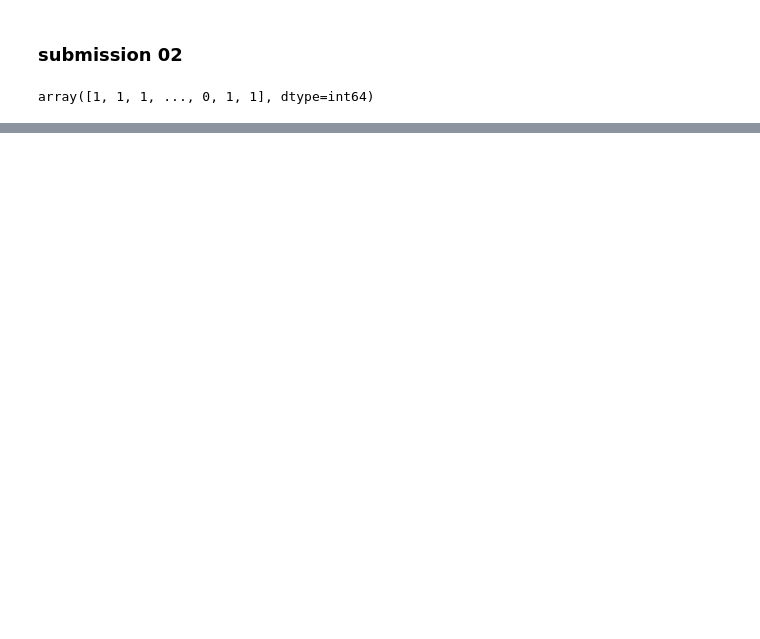
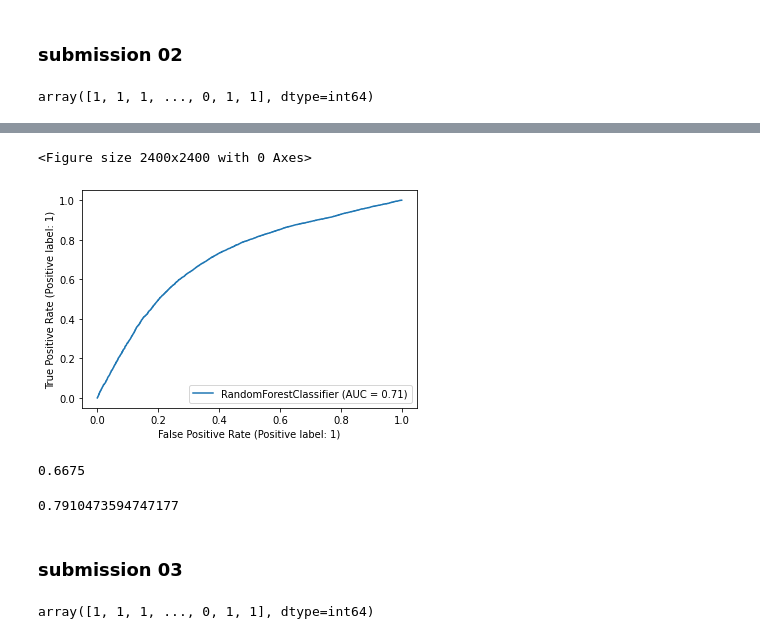
Before and after one commit to ashen007/Tabular-series-Nov-2021, a Jupyter notebook: models/baseline.ipynb, the cells around one changed output, grey strips where cells are left out. Saved outputs shown, nothing was run; the diff lists cells and outputs as text; code cells hidden in the pictures; blank space fills up the shorter version.

```diff
--- a/models/baseline.ipynb
+++ b/models/baseline.ipynb
@@ -436,3 +619,14 @@ array([1, 1, 1, ..., 0, 1, 1], dtype=int64)
 # %%
 temp_knn = pd.DataFrame(data=tree_predictions, index=tb_test.index, columns=['target'])
 temp_knn.to_csv('../data/tree_prediction_baseline.csv')
+# %%
+# random forest
+forest = RandomForestClassifier(n_estimators=200,
+                                max_depth=24,
+                                min_samples_split=100,
+                                min_samples_leaf=50,
+                                n_jobs=-1)
+
+forest_scores = cross_validate(estimator=forest,
+                             X=trainX, y=trainY,
+                             scoring='accuracy', cv=cv, n_jobs=-1)
@@ -438,0 +637,2 @@ temp_knn.to_csv('../data/tree_prediction_baseline.csv')
+# %%
+forest.fit(trainX, trainY)
@@ -438,0 +652,25 @@ temp_knn.to_csv('../data/tree_prediction_baseline.csv')
+# %%
+plt.figure(figsize=[8, 8], dpi=300)
+RocCurveDisplay.from_estimator(forest, testX, testY)
+plt.show()
+# %% [output]
+<Figure size 2400x2400 with 0 Axes>
+[figure, added]
+# %%
+forest.score(testX, testY)
+# %% [output]
+0.6675
+# %%
+FOREST = forest.fit(tb_f_testX,tb_f_testY)
+
+fpr, tpr, thresh = roc_curve(tb_f_testY, FOREST.predict(tb_f_testX))
+auc(fpr, tpr)
+# %% [output]
+0.7910473594747177
+# %% [markdown]
+### submission 03
+# %%
+forest_predictions = FOREST.predict(trans_data)
+forest_predictions
+# %% [output]
+array([1, 1, 1, ..., 0, 1, 1], dtype=int64)
```
Also changed, not shown: parts of 25 cells of this notebook.
